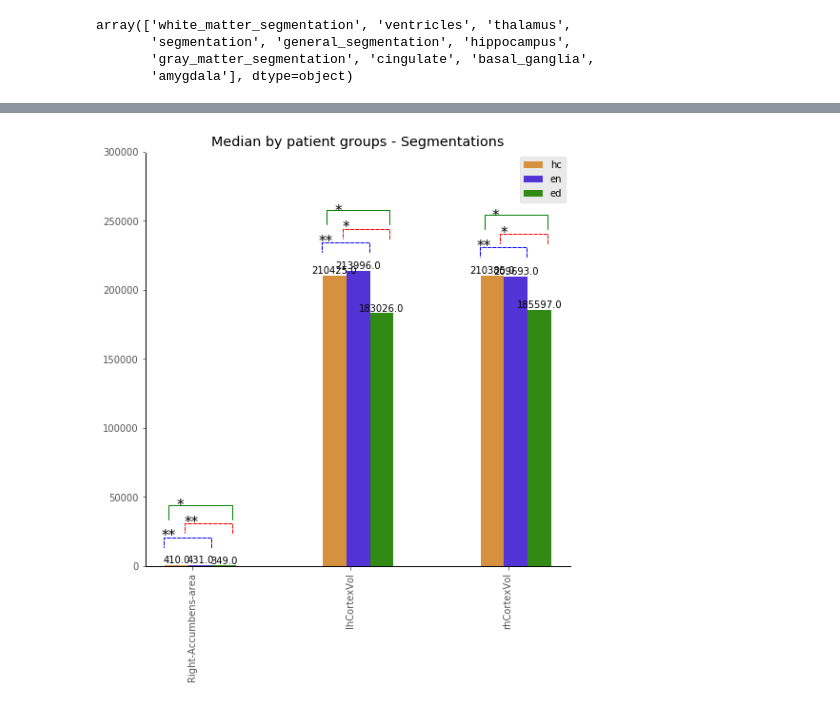
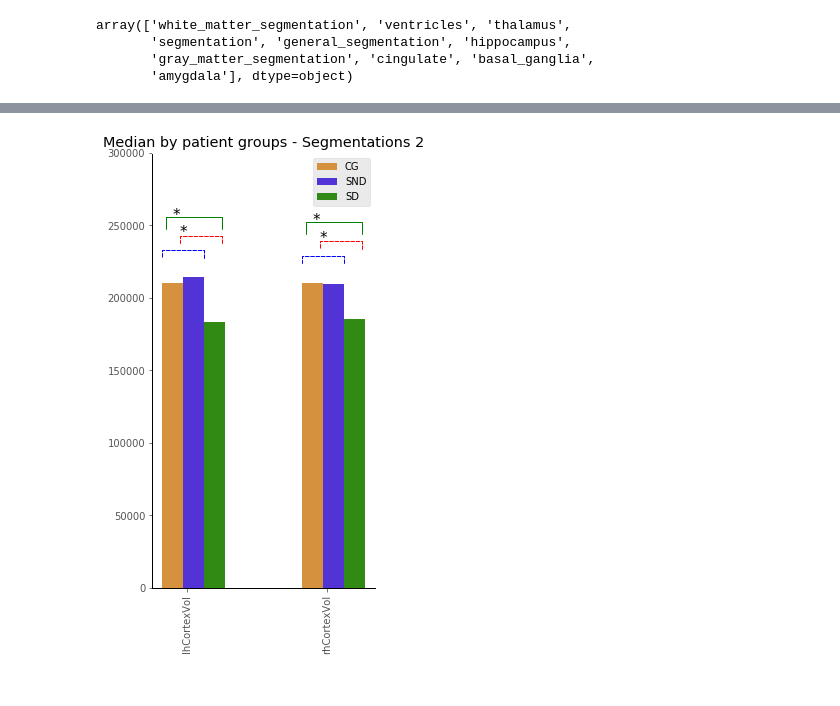
Before and after one commit to josealejolibreros/schizophrenic_data_processing, a Jupyter notebook: graphs_q2_and_mann_whitney_between_groups.ipynb, the cells around one changed output, grey strips where cells are left out. Saved outputs shown, nothing was run; the diff lists cells and outputs as text; code cells hidden in the pictures.

Commit message:
Disable showing median value at bar top.

```diff
--- a/graphs_q2_and_mann_whitney_between_groups.ipynb
+++ b/graphs_q2_and_mann_whitney_between_groups.ipynb
@@ -91,13 +93,13 @@ for general_structure in ['white_matter_segmentation']:
     ind = np.arange(len(substructure_names))    # the x locations for the groups
     margin = 0.1
     width = 0.15         # the width of the bars
-    bar1 = ax.bar(margin + ind, q2_hc, width,  label='hc', color = '#d5913e')
-    bar2 = ax.bar(margin + ind + width, q2_en, width, label='en', color = '#5233d6')
-    bar3 = ax.bar(margin + ind + 2*width, q2_ed, width, label='ed', color = '#318a14')
+    bar1 = ax.bar(margin + ind, q2_hc, width,  label='CG', color = '#d5913e')
+    bar2 = ax.bar(margin + ind + width, q2_en, width, label='SND', color = '#5233d6')
+    bar3 = ax.bar(margin + ind + 2*width, q2_ed, width, label='SD', color = '#318a14')
 
     for rect in bar1 + bar2 + bar3:
         height = rect.get_height()
-        plt.text(rect.get_x() + rect.get_width()/2.0, height, '%.1f' % int(height), ha='center', va='bottom')
+        #plt.text(rect.get_x() + rect.get_width()/2.0, height, '%.1f' % int(height), ha='center', va='bottom')
 
     ax.set_title('Median by patient groups - Whitematter-segmentation')
     ax.set_xticks(ind + margin + 2*width / 3)
@@ -131,8 +133,9 @@ for general_structure in ['white_matter_segmentation']:
 
     # Call the function
     for idx in range (0,len(substructure_names)):
-        mark = define_mark(mann_whitney_hc_vs_ed_pvalue,idx)
-        label_diff_1_3(idx,1,mark,ind,q2_hc.values,q2_en.values,q2_ed.values)
+        significance,mark = define_mark(mann_whitney_hc_vs_ed_pvalue,idx)
+        if significance:
+            label_diff_1_3(idx,1,mark,ind,q2_hc.values,q2_en.values,q2_ed.values)
     #label_diff(0,1,'p=0.0370',ind,q2_hc)
     #label_diff_1_3(0,1,'p='+str('%.3f'%(mann_whitney_hc_vs_ed_pvalue[0])),ind,q2_hc.values,q2_en.values,q2_ed.values)
     #label_diff_1_3(1,2,'p='+str('%.3f'%(mann_whitney_hc_vs_ed_pvalue[1])),ind,q2_hc.values,q2_en.values,q2_ed.values)
@@ -160,8 +163,9 @@ for general_structure in ['white_matter_segmentation']:
     #label_diff(0,1,'p=0.0370',ind,q2_hc)
 
     for idx in range (0,len(substructure_names)):
-        mark = define_mark(mann_whitney_en_vs_ed_pvalue,idx)
-        label_diff_2_3(idx,1,mark,ind,q2_hc.values,q2_en.values,q2_ed.values)
+        significance,mark = define_mark(mann_whitney_en_vs_ed_pvalue,idx)
+        if significance:
+            label_diff_2_3(idx,1,mark,ind,q2_hc.values,q2_en.values,q2_ed.values)
     #label_diff_2_3(0,1,'p='+str('%.3f'%(mann_whitney_en_vs_ed_pvalue[0])),ind,q2_hc.values,q2_en.values,q2_ed.values)
     #label_diff_2_3(1,2,'p='+str('%.3f'%(mann_whitney_en_vs_ed_pvalue[1])),ind,q2_hc.values,q2_en.values,q2_ed.values)
     #label_diff_2_3(2,3,'p='+str('%.3f'%(mann_whitney_en_vs_ed_pvalue[2])),ind,q2_hc.values,q2_en.values,q2_ed.values)
@@ -189,8 +193,9 @@ for general_structure in ['white_matter_segmentation']:
     # Call the function
     #label_diff(0,1,'p=0.0370',ind,q2_hc)
     for idx in range (0,len(substructure_names)):
-        mark = define_mark(mann_whitney_hc_vs_en_pvalue,idx)
-        label_diff_1_2(idx,1,mark,ind,q2_hc.values,q2_en.values,q2_ed.values)
+        significance,mark = define_mark(mann_whitney_hc_vs_en_pvalue,idx)
+        if significance:
+            label_diff_1_2(idx,1,mark,ind,q2_hc.values,q2_en.values,q2_ed.values)
 
     #label_diff_1_2(0,1,'p='+str('%.3f'%(mann_whitney_hc_vs_en_pvalue[0])),ind,q2_hc.values,q2_en.values,q2_ed.values)
     #label_diff_1_2(1,2,'p='+str('%.3f'%(mann_whitney_hc_vs_en_pvalue[1])),ind,q2_hc.values,q2_en.values,q2_ed.values)
@@ -198,5 +203,5 @@ for general_structure in ['white_matter_segmentation']:
     #label_diff_1_2(3,4,'p='+str('%.3f'%(mann_whitney_hc_vs_en_pvalue[3])),ind,q2_hc.values,q2_en.values,q2_ed.values)
     #label_diff_1_2(4,5,'p='+str('%.3f'%(mann_whitney_hc_vs_en_pvalue[4])),ind,q2_hc.values,q2_en.values,q2_ed.values)
 
-    fig.savefig('whitematter_segmentation_plot.pdf', dpi=fig.dpi)
+    fig.savefig('whitematter_segmentation_plot.pdf', dpi=fig.dpi, bbox_inches="tight")
 # %% [output]
@@ -353,5 +496,5 @@ for general_structure in ['thalamus']:
 # %%
-substructure_names = ['Right-Accumbens-area','lhCortexVol','rhCortexVol']#'CC_Mid_Anterior']
+substructure_names = ['lhCortexVol','rhCortexVol']#'CC_Mid_Anterior']
 #'lf-PuA','lf-L-Sg',
 for general_structure in ['segmentation']:
 
@@ -359,7 +502,7 @@ for general_structure in ['segmentation']:
                                                         .isin(['general_segmentation','segmentation'])]
     #general_structure_data_f = general_structure_data.loc[substructure_names]
 
-    general_structure_data = general_structure_data.iloc[[1,2,3]]
+    general_structure_data = general_structure_data.iloc[[2,3]]
     general_structure_data = pd.DataFrame(general_structure_data)#.transpose()
     #print(general_structure_data)
     #general_structure_data = np.array(data_non.columns.tolist())
@@ -384,21 +527,21 @@ for general_structure in ['segmentation']:
     mann_whitney_hc_vs_ed_pvalue = general_structure_data['mann_whitney_hc_vs_ed_pvalue'].values
     mann_whitney_en_vs_ed_pvalue = general_structure_data['mann_whitney_en_vs_ed_pvalue'].values
 
-    fig, ax = plt.subplots(figsize = (8,8))
+    fig, ax = plt.subplots(figsize = (4,8))
 
     ind = np.arange(len(substructure_names))    # the x locations for the groups
 
     margin = 0.1
     width = 0.15         # the width of the bars
-    bar1 = ax.bar(margin + ind, q2_hc, width,  label='hc', color = '#d5913e')
-    bar2 = ax.bar(margin + ind + width, q2_en, width, label='en', color = '#5233d6')
-    bar3 = ax.bar(margin + ind + 2*width, q2_ed, width, label='ed', color = '#318a14')
+    bar1 = ax.bar(margin + ind, q2_hc, width,  label='CG', color = '#d5913e')
+    bar2 = ax.bar(margin + ind + width, q2_en, width, label='SND', color = '#5233d6')
+    bar3 = ax.bar(margin + ind + 2*width, q2_ed, width, label='SD', color = '#318a14')
 
     for rect in bar1 + bar2 + bar3:
         height = rect.get_height()
-        plt.text(rect.get_x() + rect.get_width()/2.0, height, '%.1f' % int(height), ha='center', va='bottom')
+        #plt.text(rect.get_x() + rect.get_width()/2.0, height, '%.1f' % int(height), ha='center', va='bottom')
 
-    ax.set_title('Median by patient groups - Segmentations')
+    ax.set_title('Median by patient groups - Segmentations 2')
     ax.set_xticks(ind + margin + 2*width / 3)
     ax.set_xticklabels(substructure_names, rotation=90)
 
@@ -461,32 +604,32 @@ for general_structure in ['segmentation']:
 
 
 
 
 
 
     def label_diff_1_2(i,j,text,X,group1,group2,group3):
         #x = (X[i]+X[j])/2
         pos_max = max(group1[i], group2[i], group3[i])
         y_hc_en = pos_max + 10000
         y_hc_ed = 1.2* pos_max
         y_ed_en = 1.3* pos_max
         #dx = abs(X[i]-X[j])
 
         props = {'connectionstyle':'bar','arrowstyle':'-',\
                      'linestyle':'--','shrinkA':5,'shrinkB':5,'linewidth':1, 'color':'blue'}
         #ax.annotate(text, xy=(X[i],y+7), zorder=10)
         #ax.annotate('', xy=(X[i],y), xytext=(X[j],y), arrowprops=props)
         ax.annotate(text, xy=(i,y_hc_en+8000), zorder=10, size = 15)
         ax.annotate('', xy=(i+0.02,y_hc_en), xytext=(i+0.32,y_hc_en), arrowprops=props)
 
     # Call the function
     #label_diff(0,1,'p=0.0370',ind,q2_hc)
 
     for idx in range (0,len(substructure_names)):
         mark = define_mark(mann_whitney_hc_vs_en_pvalue,idx)
         label_diff_1_2(idx,1,mark,ind,q2_hc.values,q2_en.values,q2_ed.values)
 
 
-    fig.savefig('segmentation_plot.pdf', dpi=fig.dpi)
+    fig.savefig('segmentation_2_plot.pdf', dpi=fig.dpi, bbox_inches="tight")
 # %% [output]
-[figure, old version]
+[figure, new version]
```
Also changed, not shown: parts of 13 cells of this notebook.
